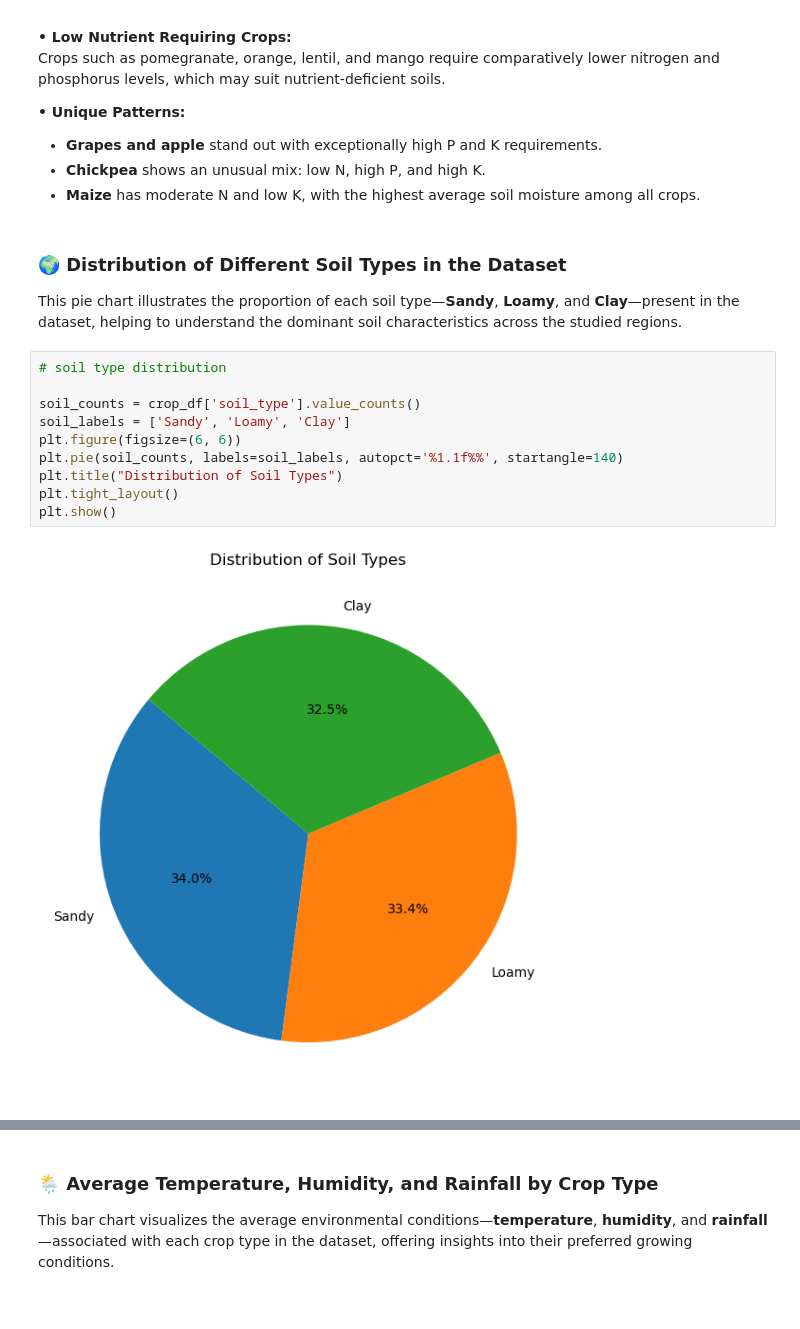
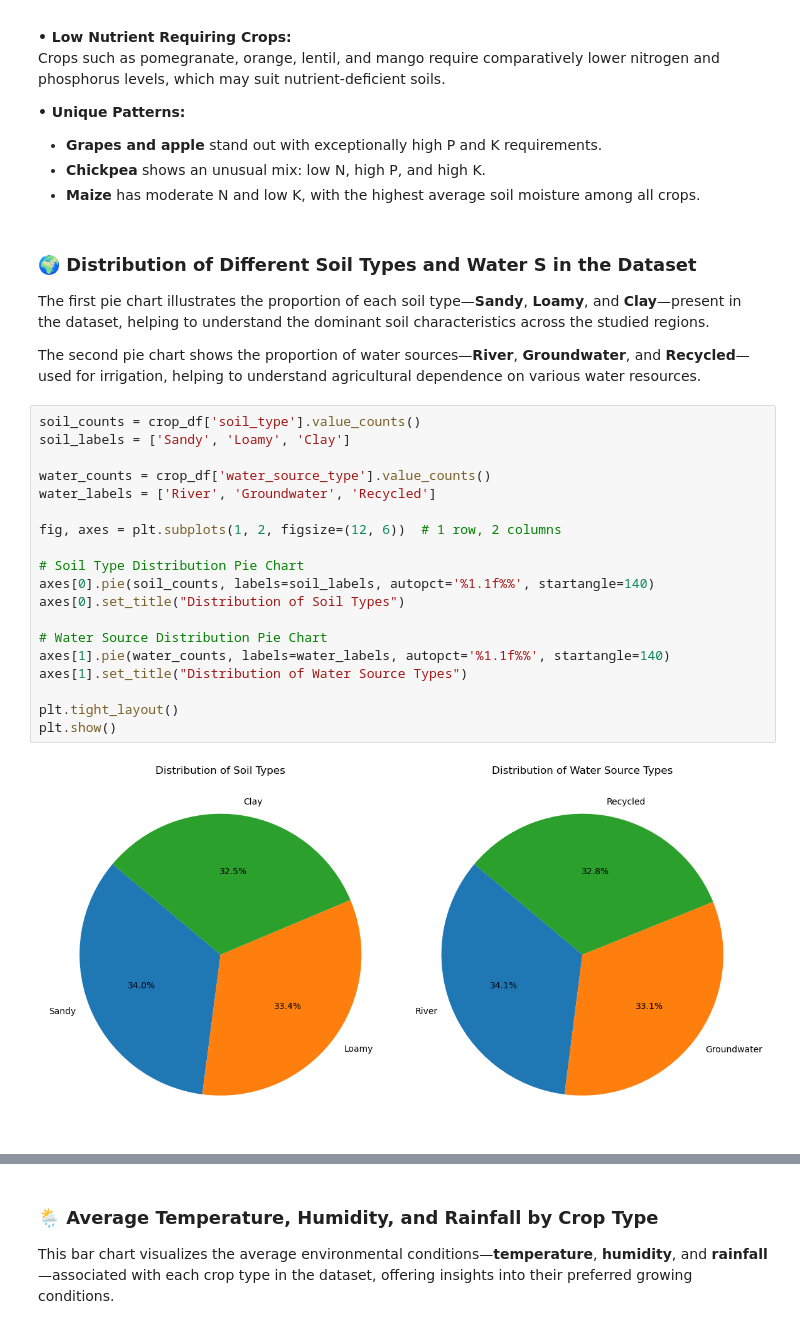
Before and after one commit to JaisreeMK-15/Crop-yield-prediction-and-recommendation, a Jupyter notebook: Crop prediction and recommendation.ipynb, the cells around one changed output, grey strips where cells are left out. Cells and saved outputs as stored; diff of their text form.

```diff
--- a/Crop prediction and recommendation.ipynb
+++ b/Crop prediction and recommendation.ipynb
@@ -424,20 +411,31 @@ Crops such as pomegranate, orange, lentil, and mango require comparatively lower
 - **Chickpea** shows an unusual mix: low N, high P, and high K.
 - **Maize** has moderate N and low K, with the highest average soil moisture among all crops.
 # %% [markdown]
-### 🌍 Distribution of Different Soil Types in the Dataset
+### 🌍 Distribution of Different Soil Types and Water S in the Dataset
 
-This pie chart illustrates the proportion of each soil type—**Sandy**, **Loamy**, and **Clay**—present in the dataset, helping to understand the dominant soil characteristics across the studied regions.
+The first pie chart illustrates the proportion of each soil type—**Sandy**, **Loamy**, and **Clay**—present in the dataset, helping to understand the dominant soil characteristics across the studied regions.
+
+The second pie chart shows the proportion of water sources—**River**, **Groundwater**, and **Recycled**—used for irrigation, helping to understand agricultural dependence on various water resources.
 # %%
-# soil type distribution
-
 soil_counts = crop_df['soil_type'].value_counts()
 soil_labels = ['Sandy', 'Loamy', 'Clay']
-plt.figure(figsize=(6, 6))
-plt.pie(soil_counts, labels=soil_labels, autopct='%1.1f%%', startangle=140)
-plt.title("Distribution of Soil Types")
+
+water_counts = crop_df['water_source_type'].value_counts()
+water_labels = ['River', 'Groundwater', 'Recycled']
+
+fig, axes = plt.subplots(1, 2, figsize=(12, 6))  # 1 row, 2 columns
+
+# Soil Type Distribution Pie Chart
+axes[0].pie(soil_counts, labels=soil_labels, autopct='%1.1f%%', startangle=140)
+axes[0].set_title("Distribution of Soil Types")
+
+# Water Source Distribution Pie Chart
+axes[1].pie(water_counts, labels=water_labels, autopct='%1.1f%%', startangle=140)
+axes[1].set_title("Distribution of Water Source Types")
+
 plt.tight_layout()
 plt.show()
 # %% [output]
-[figure, old version]
+[figure, new version]
 # %% [markdown]
 From this chart, we come to know that all the three types of soil are equally distributed and relatively balanced.
```
Also changed, not shown: parts of 10 cells of this notebook.
